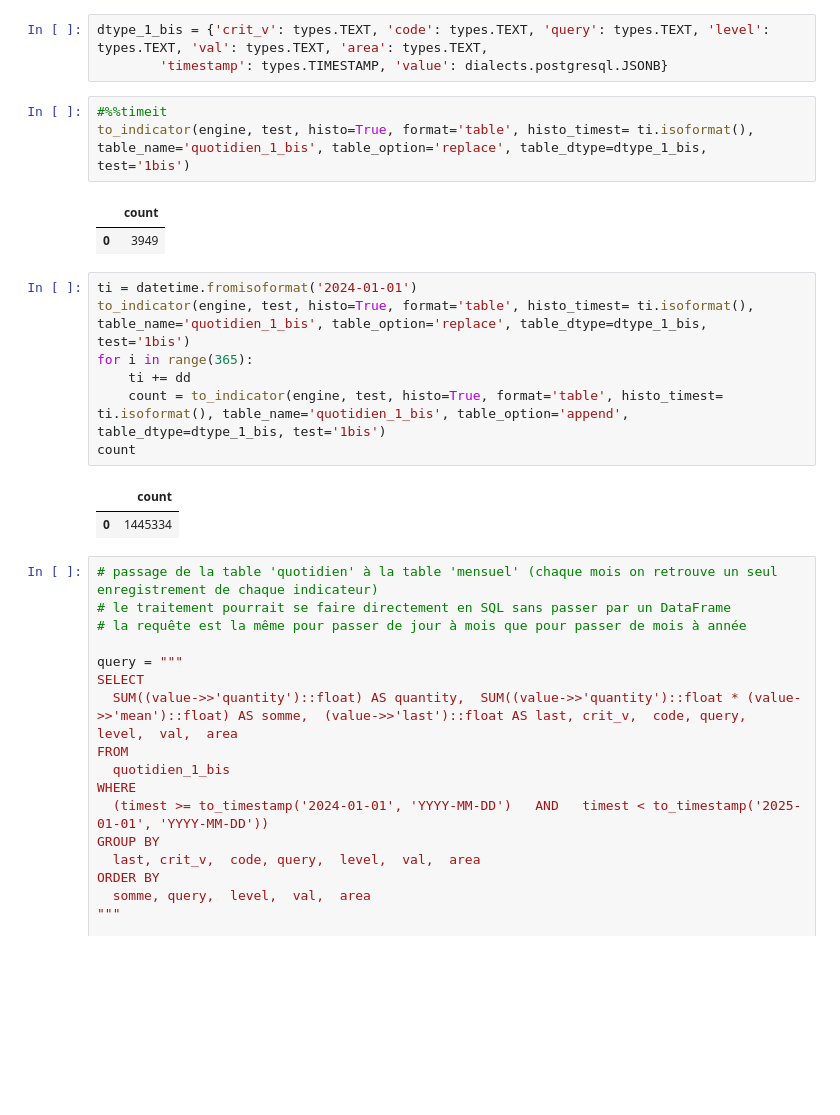
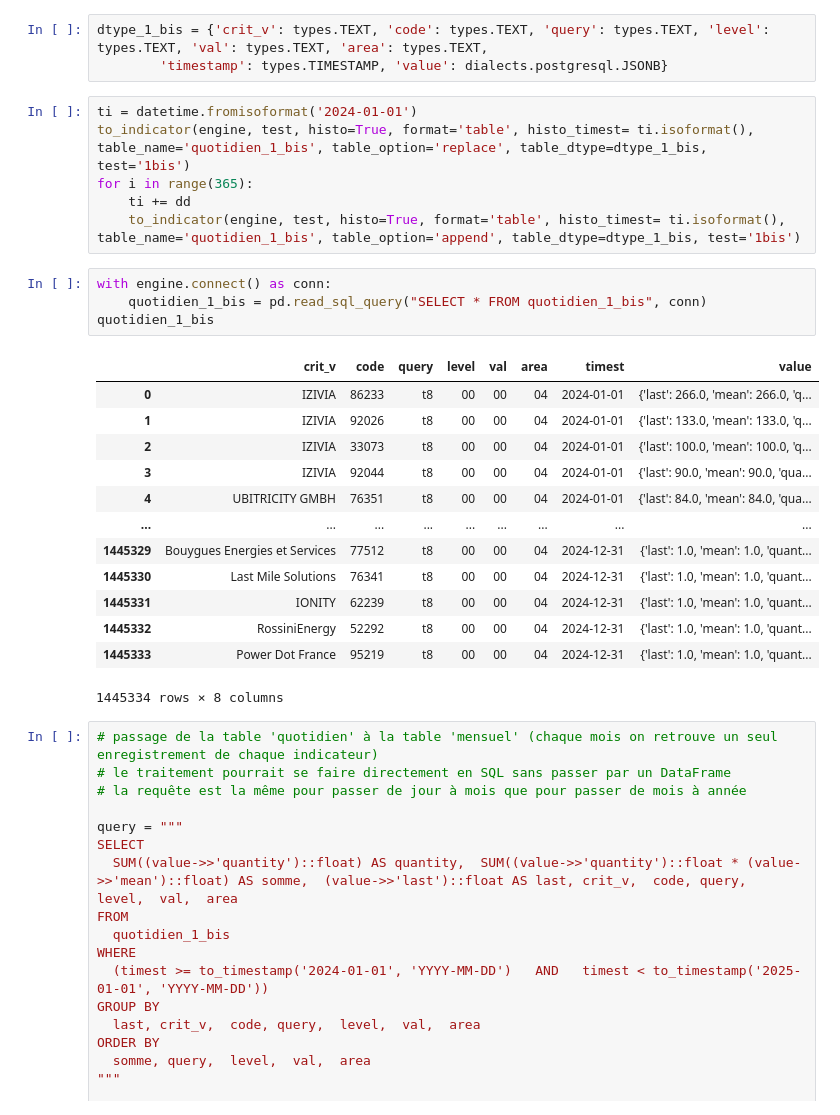
Before and after one commit to loco-philippe/IRVE, a Jupyter notebook: _sources/files/tests_historisation.ipynb, the cells around one changed output. Cells and saved outputs as stored; diff of their text form; blank space fills up the shorter version.

```diff
--- a/_sources/files/tests_historisation.ipynb
+++ b/_sources/files/tests_historisation.ipynb
@@ -116,22 +126,30 @@ mensuel
 # %%
 dtype_1_bis = {'crit_v': types.TEXT, 'code': types.TEXT, 'query': types.TEXT, 'level': types.TEXT, 'val': types.TEXT, 'area': types.TEXT,
         'timestamp': types.TIMESTAMP, 'value': dialects.postgresql.JSONB}
-# %%
-#%%timeit
-to_indicator(engine, test, histo=True, format='table', histo_timest= ti.isoformat(), table_name='quotidien_1_bis', table_option='replace', table_dtype=dtype_1_bis, test='1bis')
-# %% [output]
-|  | count |
-| 0 | 3949 |
 # %%
 ti = datetime.fromisoformat('2024-01-01')
 to_indicator(engine, test, histo=True, format='table', histo_timest= ti.isoformat(), table_name='quotidien_1_bis', table_option='replace', table_dtype=dtype_1_bis, test='1bis')
 for i in range(365):
     ti += dd
-    count = to_indicator(engine, test, histo=True, format='table', histo_timest= ti.isoformat(), table_name='quotidien_1_bis', table_option='append', table_dtype=dtype_1_bis, test='1bis')
-count
+    to_indicator(engine, test, histo=True, format='table', histo_timest= ti.isoformat(), table_name='quotidien_1_bis', table_option='append', table_dtype=dtype_1_bis, test='1bis')
-# %% [output]
-|  | count |
-| 0 | 1445334 |
+# %%
+with engine.connect() as conn:
+    quotidien_1_bis = pd.read_sql_query("SELECT * FROM quotidien_1_bis", conn)
+quotidien_1_bis
+# %% [output]
+|  | crit_v | code | query | level | val | area | timest | value |
+| 0 | IZIVIA | 86233 | t8 | 00 | 00 | 04 | 2024-01-01 | {'last': 266.0, 'mean': 266.0, 'q... |
+| 1 | IZIVIA | 92026 | t8 | 00 | 00 | 04 | 2024-01-01 | {'last': 133.0, 'mean': 133.0, 'q... |
+| 2 | IZIVIA | 33073 | t8 | 00 | 00 | 04 | 2024-01-01 | {'last': 100.0, 'mean': 100.0, 'q... |
+| 3 | IZIVIA | 92044 | t8 | 00 | 00 | 04 | 2024-01-01 | {'last': 90.0, 'mean': 90.0, 'qua... |
+| 4 | UBITRICITY GMBH | 76351 | t8 | 00 | 00 | 04 | 2024-01-01 | {'last': 84.0, 'mean': 84.0, 'qua... |
+| ... | ... | ... | ... | ... | ... | ... | ... | ... |
+| 1445329 | Bouygues Energies et Services | 77512 | t8 | 00 | 00 | 04 | 2024-12-31 | {'last': 1.0, 'mean': 1.0, 'quant... |
+| 1445330 | Last Mile Solutions | 76341 | t8 | 00 | 00 | 04 | 2024-12-31 | {'last': 1.0, 'mean': 1.0, 'quant... |
+| 1445331 | IONITY | 62239 | t8 | 00 | 00 | 04 | 2024-12-31 | {'last': 1.0, 'mean': 1.0, 'quant... |
+| 1445332 | RossiniEnergy | 52292 | t8 | 00 | 00 | 04 | 2024-12-31 | {'last': 1.0, 'mean': 1.0, 'quant... |
+| 1445333 | Power Dot France | 95219 | t8 | 00 | 00 | 04 | 2024-12-31 | {'last': 1.0, 'mean': 1.0, 'quant... |
+1445334 rows × 8 columns
 # %%
 # passage de la table 'quotidien' à la table 'mensuel' (chaque mois on retrouve un seul enregistrement de chaque indicateur)
 # le traitement pourrait se faire directement en SQL sans passer par un DataFrame
```
Also changed, not shown: parts of 30 cells of this notebook, 2 other files.
